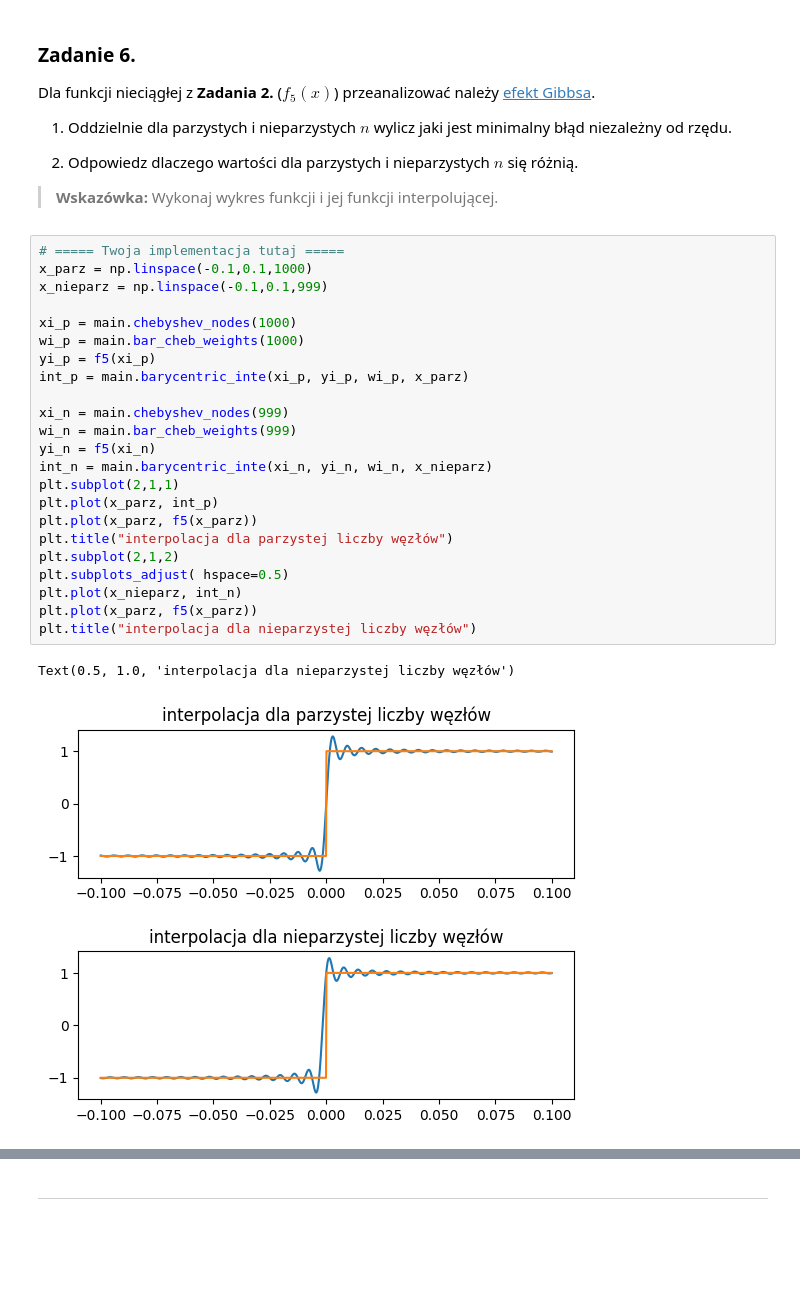
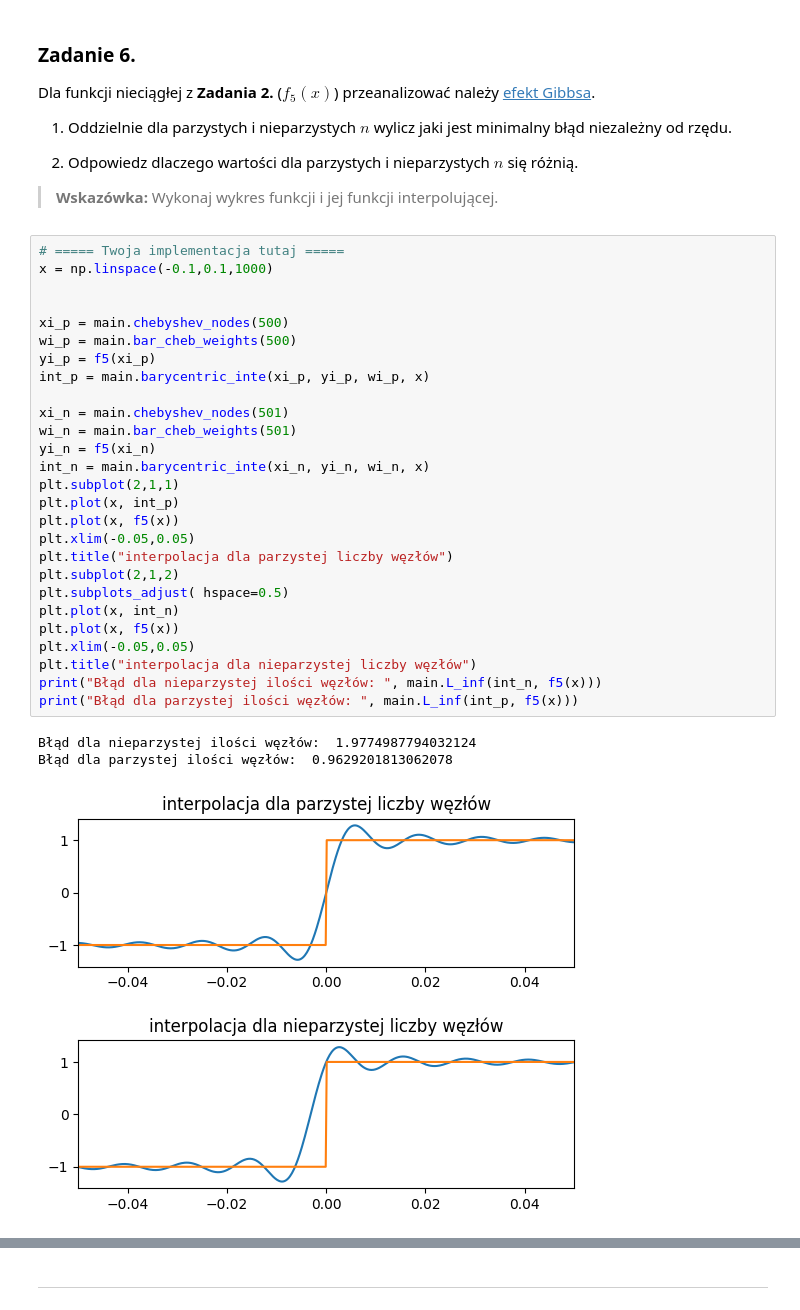
Before and after one commit to MN-KJ-2025/lab9-interpolacja-emiloosek, a Jupyter notebook: sprawozdanie.ipynb, the cells around one changed output, grey strips where cells are left out. Cells and saved outputs as stored; diff of their text form; blank space fills up the shorter version.

```diff
--- a/sprawozdanie.ipynb
+++ b/sprawozdanie.ipynb
@@ -224,27 +262,32 @@ Dla funkcji nieciągłej z **Zadania 2.** ($f_5(x)$) przeanalizować należy [ef
 > **Wskazówka:** Wykonaj wykres funkcji i jej funkcji interpolującej.
 # %%
 # ===== Twoja implementacja tutaj =====
-x_parz = np.linspace(-0.1,0.1,1000)
-x_nieparz = np.linspace(-0.1,0.1,999)
+x = np.linspace(-0.1,0.1,1000)
 
-xi_p = main.chebyshev_nodes(1000)
-wi_p = main.bar_cheb_weights(1000)
+
+xi_p = main.chebyshev_nodes(500)
+wi_p = main.bar_cheb_weights(500)
 yi_p = f5(xi_p)
-int_p = main.barycentric_inte(xi_p, yi_p, wi_p, x_parz)
+int_p = main.barycentric_inte(xi_p, yi_p, wi_p, x)
 
-xi_n = main.chebyshev_nodes(999)
-wi_n = main.bar_cheb_weights(999)
+xi_n = main.chebyshev_nodes(501)
+wi_n = main.bar_cheb_weights(501)
 yi_n = f5(xi_n)
-int_n = main.barycentric_inte(xi_n, yi_n, wi_n, x_nieparz)
+int_n = main.barycentric_inte(xi_n, yi_n, wi_n, x)
 plt.subplot(2,1,1)
-plt.plot(x_parz, int_p)
-plt.plot(x_parz, f5(x_parz))
+plt.plot(x, int_p)
+plt.plot(x, f5(x))
+plt.xlim(-0.05,0.05)
 plt.title("interpolacja dla parzystej liczby węzłów")
 plt.subplot(2,1,2)
 plt.subplots_adjust( hspace=0.5)
-plt.plot(x_nieparz, int_n)
-plt.plot(x_parz, f5(x_parz))
+plt.plot(x, int_n)
+plt.plot(x, f5(x))
+plt.xlim(-0.05,0.05)
 plt.title("interpolacja dla nieparzystej liczby węzłów")
+print("Błąd dla nieparzystej ilości węzłów: ", main.L_inf(int_n, f5(x)))
+print("Błąd dla parzystej ilości węzłów: ", main.L_inf(int_p, f5(x)))
 # %% [output]
-Text(0.5, 1.0, 'interpolacja dla nieparzystej liczby węzłów')
+Błąd dla nieparzystej ilości węzłów:  1.9774987794032124
+Błąd dla parzystej ilości węzłów:  0.9629201813062078
-[figure, old version]
+[figure, new version]
```
Also changed, not shown: parts of 4 cells of this notebook, 1 other file.
